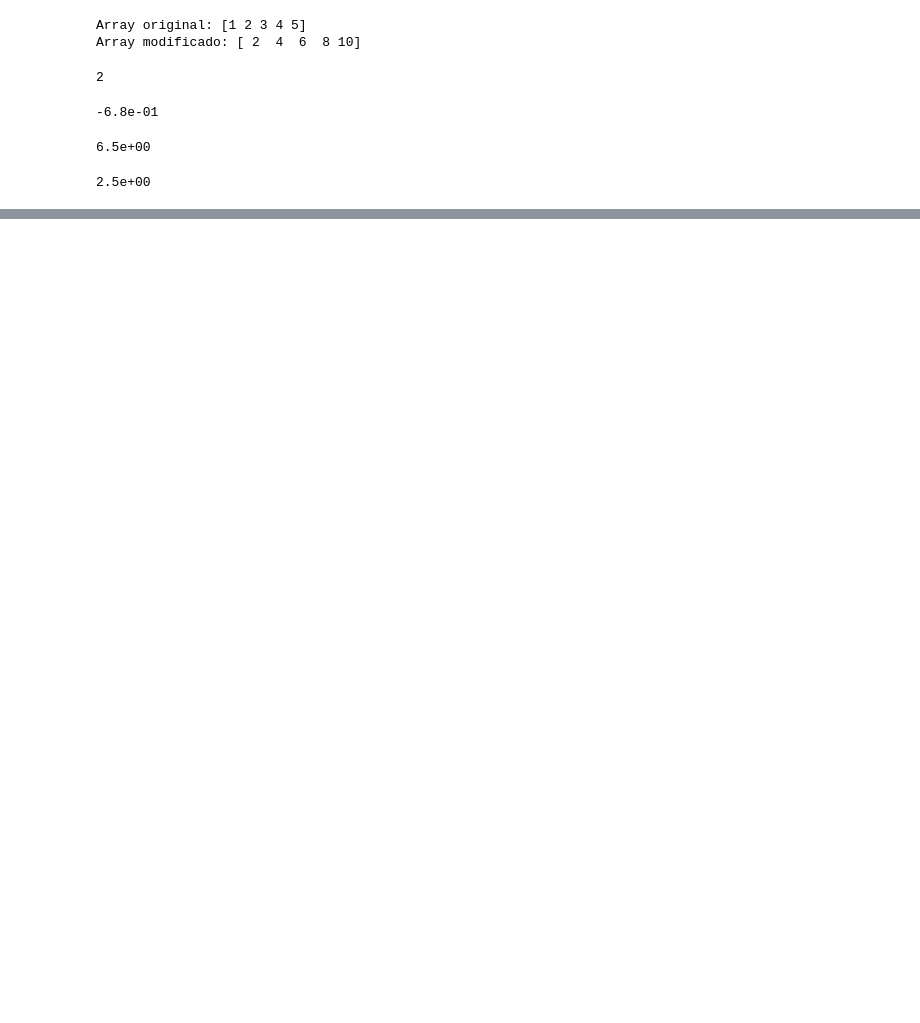
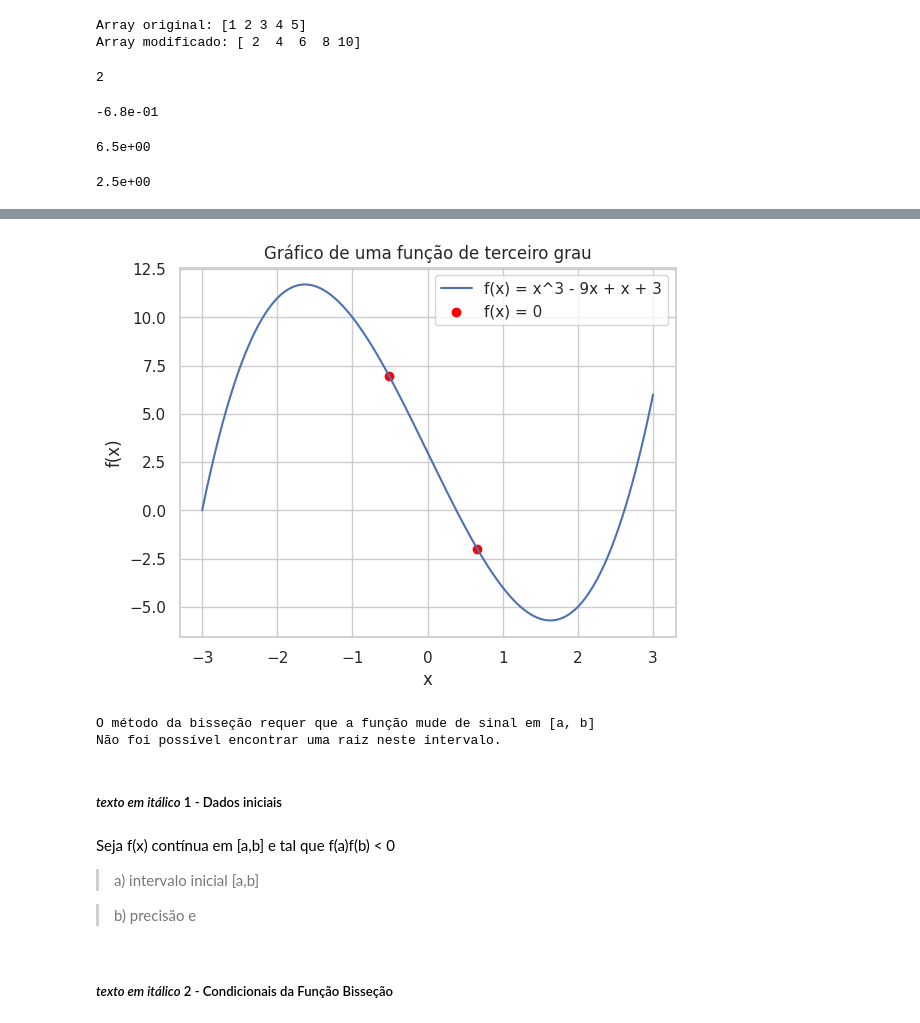
Before and after one commit to Frankl1sales/Numerical-and-Computational-Calculations, a Jupyter notebook: exercícios_do_livro.ipynb, the cells around one changed output, grey strips where cells are left out. Cells and saved outputs as stored; diff of their text form; code cells hidden in the pictures; blank space fills up the shorter version.

```diff
--- a/exercícios_do_livro.ipynb
+++ b/exercícios_do_livro.ipynb
@@ -52,0 +113,77 @@ print("%1.1e\n" % 2.45)
+# %%
+import numpy as np
+import matplotlib.pyplot as plt
+
+# Defina a função de terceiro grau
+def funcao_terceiro_grau(x):
+    return x**3 - 9*x + x + 3
+
+# Crie um intervalo de valores para o eixo x
+x = np.linspace(-3, 3, 1000)
+
+# Calcule os valores da função para cada valor no intervalo de x
+y = funcao_terceiro_grau(x)
+
+# Encontre os pontos onde a função cruza o eixo x (f(x) = 0)
+raizes = np.roots([1, -9, 1, 3]).real  # Coeficientes do polinômio [1, -9, 1, 3]
+
+# Filtra as raízes dentro do intervalo de x
+raizes_filtradas = raizes[(raizes >= -3) & (raizes <= 3)]
+
+# Calcule os valores da função para as raízes filtradas
+y_zeros = funcao_terceiro_grau(raizes_filtradas)
+
+# Plote o gráfico da função
+plt.plot(x, y, label='f(x) = x^3 - 9x + x + 3')
+plt.scatter(raizes_filtradas, y_zeros, color='red', label='f(x) = 0')  # Marca os pontos onde f(x) = 0
+plt.title('Gráfico de uma função de terceiro grau')
+plt.xlabel('x')
+plt.ylabel('f(x)')
+plt.legend()
+plt.grid(True)
+plt.show()
+# %% [output]
+[figure, added]
+# %%
+def funcao_terceiro_grau(x):
+    return x**3 - 9*x + x + 3
+
+def metodo_bissecao(funcao, a, b, tol=1e-6, max_iter=1000):
+    if funcao(a) * funcao(b) >= 0:
+        print("O método da bisseção requer que a função mude de sinal em [a, b]")
+        return None
+
+    iteracao = 0
+    while (b - a) / 2 > tol and iteracao < max_iter:
+        c = (a + b) / 2
+        if funcao(c) == 0:
+            return c  # encontrou a raiz exata
+        elif funcao(c) * funcao(a) < 0:
+            b = c
+        else:
+            a = c
+        iteracao += 1
+
+    return (a + b) / 2
+
+# Intervalo inicial [a, b]
+a = -3
+b = 3
+
+# Chama o método da bisseção para encontrar a raiz
+raiz = metodo_bissecao(funcao_terceiro_grau, a, b)
+
+if raiz is not None:
+    print(f"A raiz aproximada é: {raiz:.6f}")
+else:
+    print("Não foi possível encontrar uma raiz neste intervalo.")
+# %% [output]
+O método da bisseção requer que a função mude de sinal em [a, b]
+Não foi possível encontrar uma raiz neste intervalo.
+# %% [markdown]
+##### *texto em itálico* 1 - Dados iniciais
+# %% [markdown]
+Seja f(x) contínua em [a,b] e tal que f(a)f(b) < 0
+> a) intervalo inicial [a,b]
+
+> b) precisão e
@@ -52,0 +193,2 @@ print("%1.1e\n" % 2.45)
+# %% [markdown]
+##### *texto em itálico* 2 - Condicionais da Função Bisseção
```
Also changed, not shown: parts of 7 cells of this notebook.
